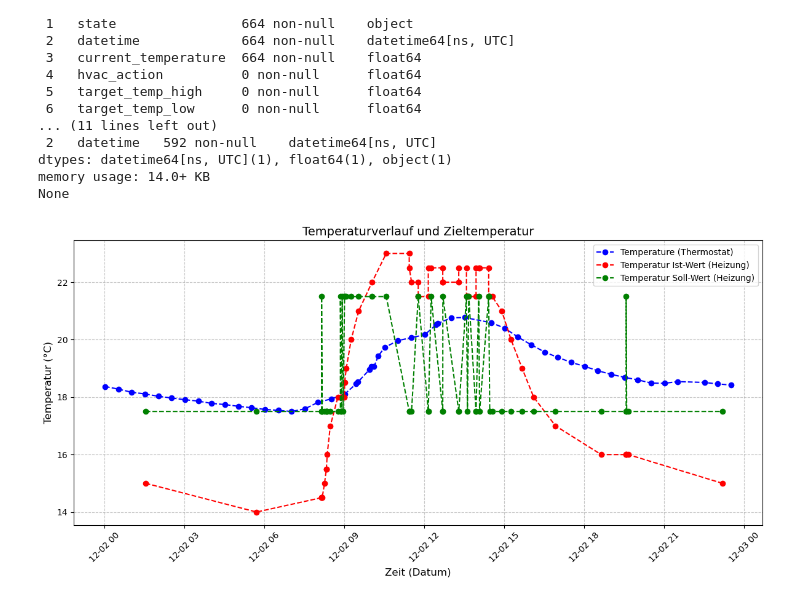
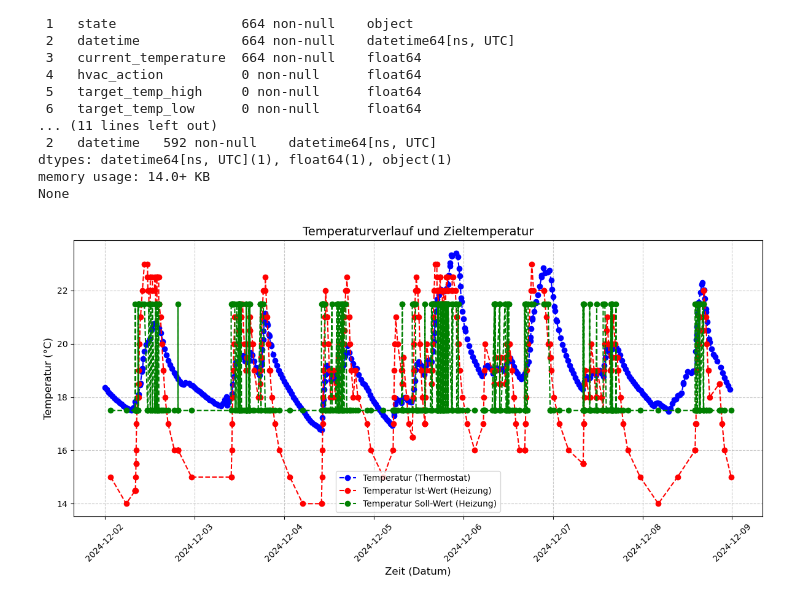
Before and after one commit to ddening/ambient-assisted-living, a Jupyter notebook: src/smart_home.ipynb, the cells around one changed output. Cells and saved outputs as stored; diff of their text form; code cells hidden in the pictures.

```diff
--- a/src/smart_home.ipynb
+++ b/src/smart_home.ipynb
@@ -141,7 +113,7 @@ None
 # %%
 # Define the date and time ranges
 start_time = "2024-12-02 00:00:00"
-end_time = "2024-12-02 23:59:59"
+end_time = "2024-12-08 23:59:59"
 
 # Filtern der Daten nach dem angegebenen Zeitraum
 df_heater_filtered = df_heater.copy()
@@ -179,31 +151,31 @@ plt.plot(
     label="Temperatur Ist-Wert (Heizung)",
 )
 
 # Temperatur-Daten (Heizung) plotten
 plt.plot(
     df_heater_filtered["datetime"],
     df_heater_filtered["temperature"],
     marker="o",
     linestyle="--",
     color="green",
     label="Temperatur Soll-Wert (Heizung)",
 )
 
 # Achsentitel und Diagrammtitel hinzufügen
 plt.xlabel("Zeit (Datum)", fontsize=12)
 plt.ylabel("Temperatur (°C)", fontsize=12)
 plt.title(f"Temperaturverlauf und Zieltemperatur", fontsize=14)  # für den {start_time.split(' ')[0]}
 
 # Extract unique time points for x-axis
 # time_points = df_thermostat_filtered["datetime"].apply(lambda t: t.strftime("%H:%M:%S.") + t.strftime("%f")[:2]).tolist()
 
 # Achsenformat anpassen
 plt.xticks(rotation=45)
 plt.grid(True, linestyle="--", alpha=0.7)
 plt.legend()
 
 # Diagramm anzeigen
 plt.tight_layout()
 plt.show()
 # %% [output]
-[figure, old version]
+[figure, new version]
```
Also changed, not shown: parts of 7 cells of this notebook.
